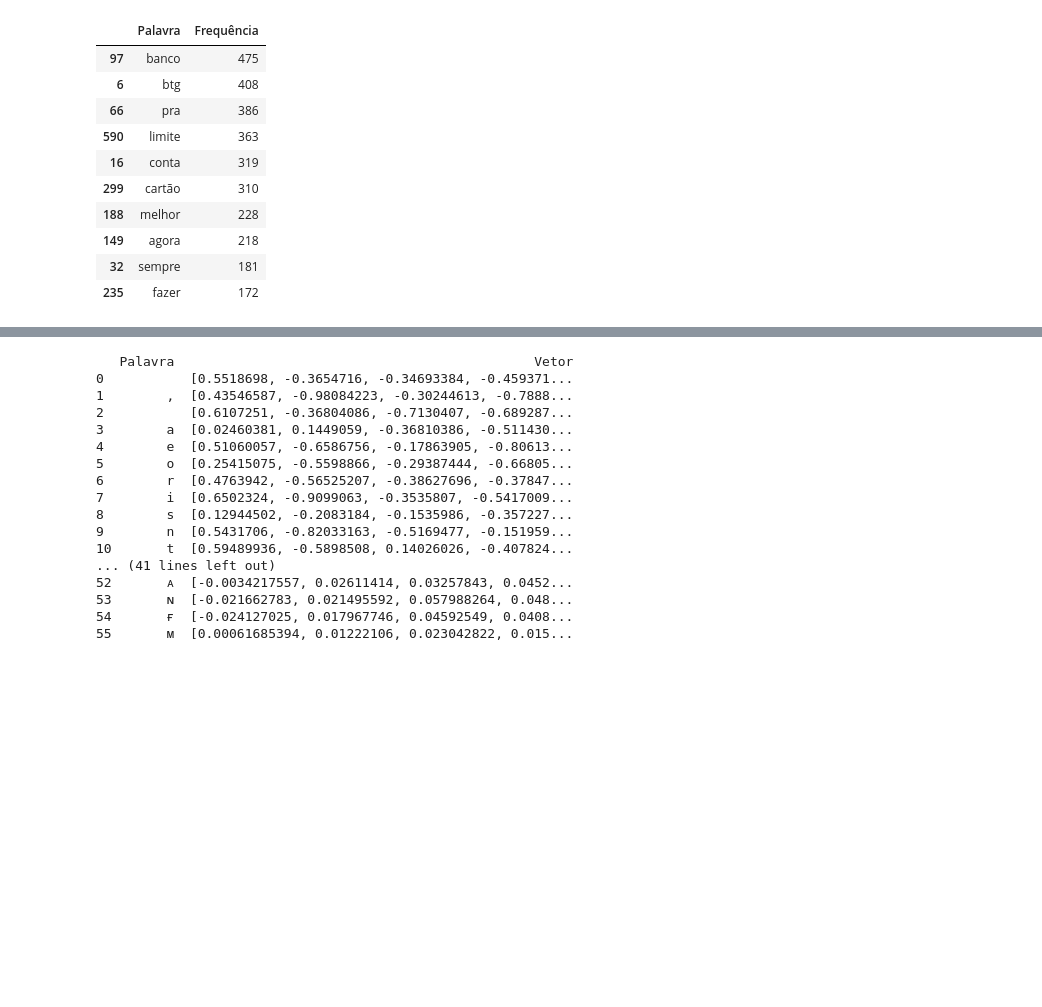
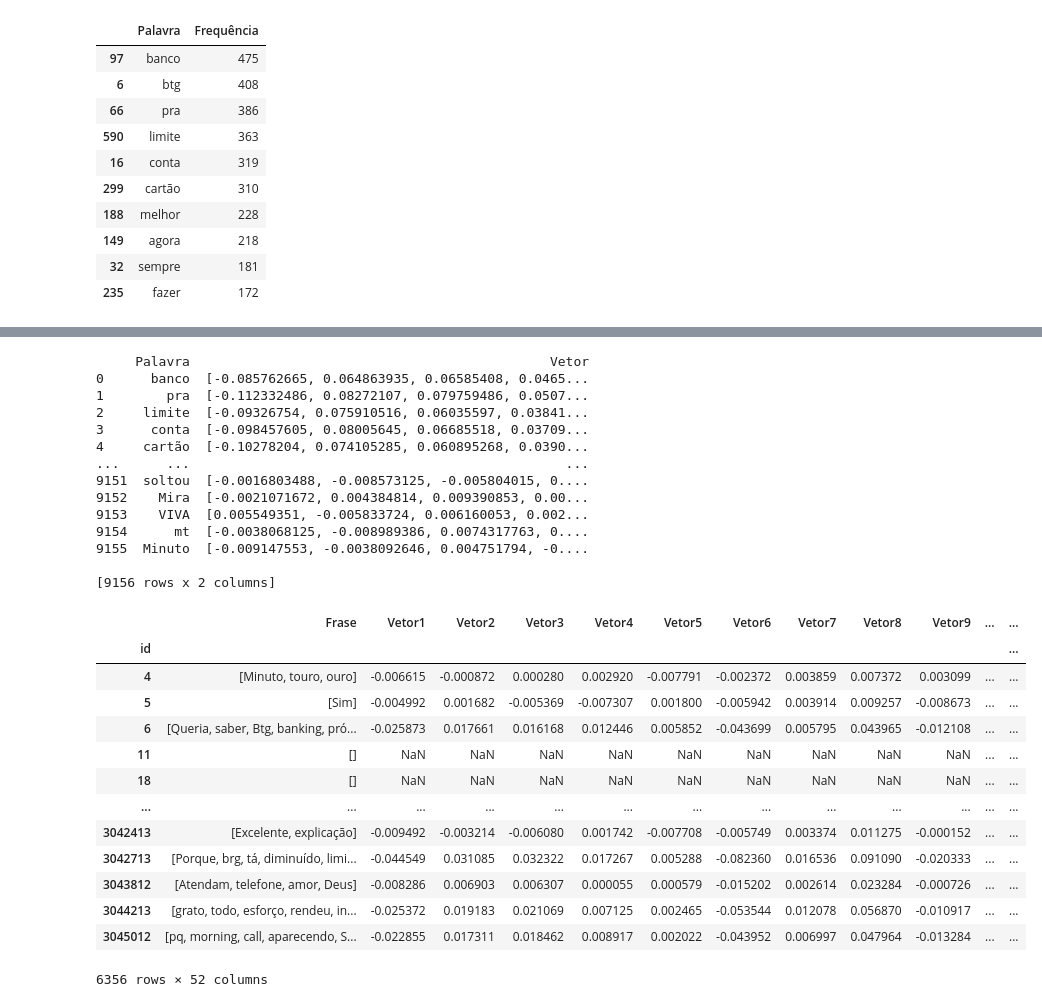
Before and after one commit to 2023M6T4-Inteli/Projeto4, a Jupyter notebook: src/word2vec2.ipynb, the cells around one changed output, grey strips where cells are left out. Cells and saved outputs as stored; diff of their text form; code cells hidden in the pictures; blank space fills up the shorter version.

Commit message:
Revert "ajustes no word2vec"
This reverts commit b9b83bdd5e1892dc34953daaacc757cff86c2479.

```diff
--- a/src/word2vec2.ipynb
+++ b/src/word2vec2.ipynb
@@ -723,2 +739,2 @@ result_final.head(10)
 # %%
-cleaned_df['Frases_sem_stop_words']
+cleaned_df['Frases_vectors'] = 0
@@ -770,7 +743,7 @@ import pandas as pd
 from gensim.models import Word2Vec
 
 # Treinamento do modelo Word2Vec
-model = Word2Vec(df_processada['texto_tokenizado'], min_count=1)
+model = Word2Vec(cleaned_df['Frases_sem_stop_words'], min_count=1)
 
 # Tabela de palavras e seus vetores correspondentes
 word_table = []
@@ -784,27 +757,24 @@ dfW2V = pd.DataFrame(word_table, columns=['Palavra', 'Vetor'])
 # Exibindo o dataframe
 print(dfW2V)
 # %% [output]
-   Palavra                                              Vetor
-0           [0.5518698, -0.3654716, -0.34693384, -0.459371...
-1        ,  [0.43546587, -0.98084223, -0.30244613, -0.7888...
-2           [0.6107251, -0.36804086, -0.7130407, -0.689287...
-3        a  [0.02460381, 0.1449059, -0.36810386, -0.511430...
-4        e  [0.51060057, -0.6586756, -0.17863905, -0.80613...
-5        o  [0.25415075, -0.5598866, -0.29387444, -0.66805...
-6        r  [0.4763942, -0.56525207, -0.38627696, -0.37847...
-7        i  [0.6502324, -0.9099063, -0.3535807, -0.5417009...
-8        s  [0.12944502, -0.2083184, -0.1535986, -0.357227...
-9        n  [0.5431706, -0.82033163, -0.5169477, -0.151959...
-10       t  [0.59489936, -0.5898508, 0.14026026, -0.407824...
-... (41 lines left out)
-52       ᴀ  [-0.0034217557, 0.02611414, 0.03257843, 0.0452...
-53       ɴ  [-0.021662783, 0.021495592, 0.057988264, 0.048...
-54       ғ  [-0.024127025, 0.017967746, 0.04592549, 0.0408...
-55       ᴍ  [0.00061685394, 0.01222106, 0.023042822, 0.015...
+     Palavra                                              Vetor
+0      banco  [-0.085762665, 0.064863935, 0.06585408, 0.0465...
+1        pra  [-0.112332486, 0.08272107, 0.079759486, 0.0507...
+2     limite  [-0.09326754, 0.075910516, 0.06035597, 0.03841...
+3      conta  [-0.098457605, 0.08005645, 0.06685518, 0.03709...
+4     cartão  [-0.10278204, 0.074105285, 0.060895268, 0.0390...
+...      ...                                                ...
+9151  soltou  [-0.0016803488, -0.008573125, -0.005804015, 0....
+9152    Mira  [-0.0021071672, 0.004384814, 0.009390853, 0.00...
+9153    VIVA  [0.005549351, -0.005833724, 0.006160053, 0.002...
+9154      mt  [-0.0038068125, -0.008989386, 0.0074317763, 0....
+9155  Minuto  [-0.009147553, -0.0038092646, 0.004751794, -0....
+
+[9156 rows x 2 columns]
 # %%
 # Tabela de frases e seus vetores correspondentes
 sentence_table = []
-for sentence in df_processada['texto_tokenizado']:
+for sentence in cleaned_df['Frases_sem_stop_words']:
     word_vectors = [model.wv[word] for word in sentence if word in model.wv]
     if len(word_vectors) > 0:
         sentence_vector = sum(word_vectors) / len(word_vectors)
@@ -818,12 +788,26 @@ for i in range(50):
 df_vec = pd.DataFrame(sentence_table, columns=column_labels)
 
 
-df_processada["sentimentoNumerico"] = df_processada["sentimento"].replace({'NEGATIVE': -1, 'POSITIVE': 1, 'NEUTRAL': 0})
+cleaned_df["sentimentoNumerico"] = cleaned_df["sentimento"].replace({'NEGATIVE': -1, 'POSITIVE': 1, 'NEUTRAL': 0})
 
 # Definir o índice do DataFrame dfW2V como o mesmo índice de dados['sentimentoNumerico']
-df_vec.set_index(df_processada["sentimentoNumerico"].index, inplace=True)
+df_vec.set_index(cleaned_df["sentimentoNumerico"].index, inplace=True)
 
-df_vec['sentimento'] = df_processada["sentimentoNumerico"]
+df_vec['sentimento'] = cleaned_df["sentimentoNumerico"]
 # %%
 df_vec
-df_vec.to_csv('..\\output\\word2veec.csv',encoding='utf-8', index=False, header=True, )
+# %% [output]
+|  | Frase | Vetor1 | Vetor2 | Vetor3 | Vetor4 | Vetor5 | Vetor6 | Vetor7 | Vetor8 | Vetor9 | ... | ... |
+| id |  |  |  |  |  |  |  |  |  |  |  | ... |
+| 4 | [Minuto, touro, ouro] | -0.006615 | -0.000872 | 0.000280 | 0.002920 | -0.007791 | -0.002372 | 0.003859 | 0.007372 | 0.003099 | ... | ... |
+| 5 | [Sim] | -0.004992 | 0.001682 | -0.005369 | -0.007307 | 0.001800 | -0.005942 | 0.003914 | 0.009257 | -0.008673 | ... | ... |
+| 6 | [Queria, saber, Btg, banking, pró... | -0.025873 | 0.017661 | 0.016168 | 0.012446 | 0.005852 | -0.043699 | 0.005795 | 0.043965 | -0.012108 | ... | ... |
+| 11 | [] | NaN | NaN | NaN | NaN | NaN | NaN | NaN | NaN | NaN | ... | ... |
+| 18 | [] | NaN | NaN | NaN | NaN | NaN | NaN | NaN | NaN | NaN | ... | ... |
+| ... | ... | ... | ... | ... | ... | ... | ... | ... | ... | ... | ... | ... |
+| 3042413 | [Excelente, explicação] | -0.009492 | -0.003214 | -0.006080 | 0.001742 | -0.007708 | -0.005749 | 0.003374 | 0.011275 | -0.000152 | ... | ... |
+| 3042713 | [Porque, brg, tá, diminuído, limi... | -0.044549 | 0.031085 | 0.032322 | 0.017267 | 0.005288 | -0.082360 | 0.016536 | 0.091090 | -0.020333 | ... | ... |
+| 3043812 | [Atendam, telefone, amor, Deus] | -0.008286 | 0.006903 | 0.006307 | 0.000055 | 0.000579 | -0.015202 | 0.002614 | 0.023284 | -0.000726 | ... | ... |
+| 3044213 | [grato, todo, esforço, rendeu, in... | -0.025372 | 0.019183 | 0.021069 | 0.007125 | 0.002465 | -0.053544 | 0.012078 | 0.056870 | -0.010917 | ... | ... |
+| 3045012 | [pq, morning, call, aparecendo, S... | -0.022855 | 0.017311 | 0.018462 | 0.008917 | 0.002022 | -0.043952 | 0.006997 | 0.047964 | -0.013284 | ... | ... |
+6356 rows × 52 columns
```
Also changed, not shown: parts of 7 cells of this notebook, 3 other files.
